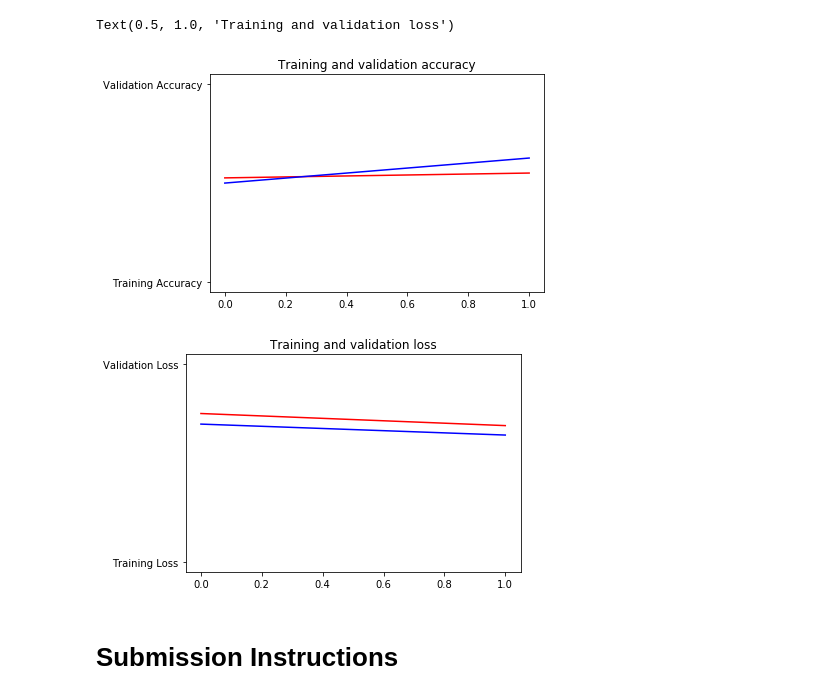
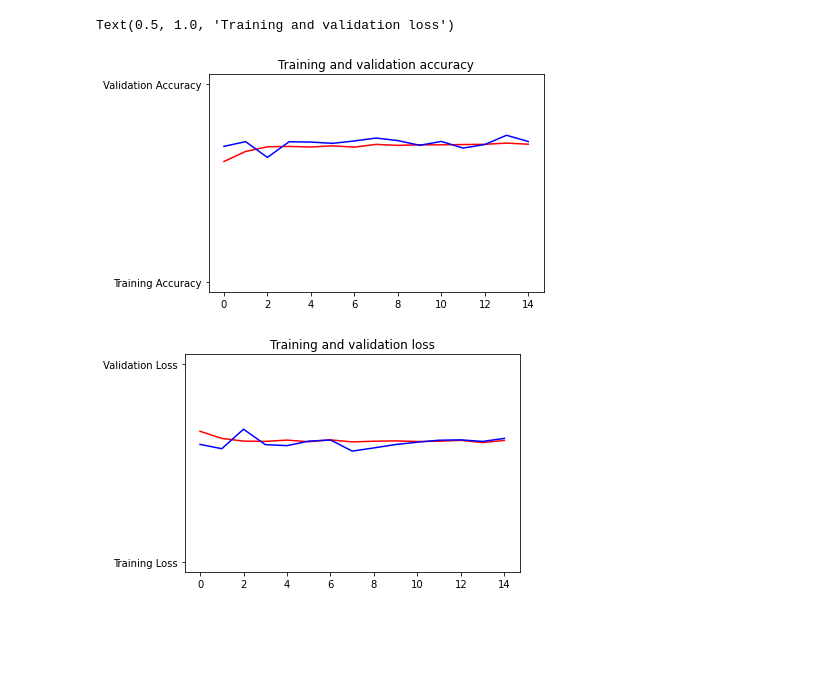
Before and after one commit to rahulsai1999/tf-specialization, a Jupyter notebook: Course 2 - CNNs in TensorFlow/Week 2/Exercise_2_Cats_vs_Dogs_using_augmentation_Assgn.ipynb, the cells around one changed output. Saved outputs shown, nothing was run; the diff lists cells and outputs as text; code cells hidden in the pictures; blank space fills up the shorter version.

```diff
--- a/Course 2 - CNNs in TensorFlow/Week 2/Exercise_2_Cats_vs_Dogs_using_augmentation_Assgn.ipynb
+++ b/Course 2 - CNNs in TensorFlow/Week 2/Exercise_2_Cats_vs_Dogs_using_augmentation_Assgn.ipynb
@@ -141,4 +156,4 @@ model = tf.keras.models.Sequential([
     tf.keras.layers.Dense(1,activation='sigmoid')
 ])
 
-model.compile(optimizer=RMSprop(lr=0.001), loss='binary_crossentropy', metrics=['acc'])
+model.compile(optimizer=RMSprop(lr=0.001), loss='binary_crossentropy', metrics=['accuracy'])
@@ -186,2 +196,0 @@ Found 300 images belonging to 2 classes.
-# %%
-history = model.fit_generator(train_generator,epochs=2,verbose=1,validation_data=validation_generator)
@@ -192,0 +197,5 @@ Epoch 2/2
+# %%
+history = model.fit(train_generator,epochs=15,verbose=2,validation_data=validation_generator)
+
+# The expectation here is that the model will train, and that accuracy will be > 95% on both training and validation
+# i.e. acc:A1 and val_acc:A2 will be visible, and both A1 and A2 will be > .9
@@ -199,36 +227,34 @@ import matplotlib.pyplot as plt
 
 #-----------------------------------------------------------
 # Retrieve a list of list results on training and test data
 # sets for each training epoch
 #-----------------------------------------------------------
-acc=history.history['acc']
-val_acc=history.history['val_acc']
+acc=history.history['accuracy']
+val_acc=history.history['val_accuracy']
 loss=history.history['loss']
 val_loss=history.history['val_loss']
 
 epochs=range(len(acc)) # Get number of epochs
 
 #------------------------------------------------
 # Plot training and validation accuracy per epoch
 #------------------------------------------------
 plt.plot(epochs, acc, 'r', "Training Accuracy")
 plt.plot(epochs, val_acc, 'b', "Validation Accuracy")
 plt.title('Training and validation accuracy')
 plt.figure()
 
 #------------------------------------------------
 # Plot training and validation loss per epoch
 #------------------------------------------------
 plt.plot(epochs, loss, 'r', "Training Loss")
 plt.plot(epochs, val_loss, 'b', "Validation Loss")
 
 
 plt.title('Training and validation loss')
 
 # Desired output. Charts with training and validation metrics. No crash :)
 # %% [output]
 Text(0.5, 1.0, 'Training and validation loss')
-[figure, old version]
+[figure, new version]
-[figure, old version]
+[figure, new version]
-# %% [markdown]
-# Submission Instructions
```
Also changed, not shown: parts of 14 cells of this notebook.
